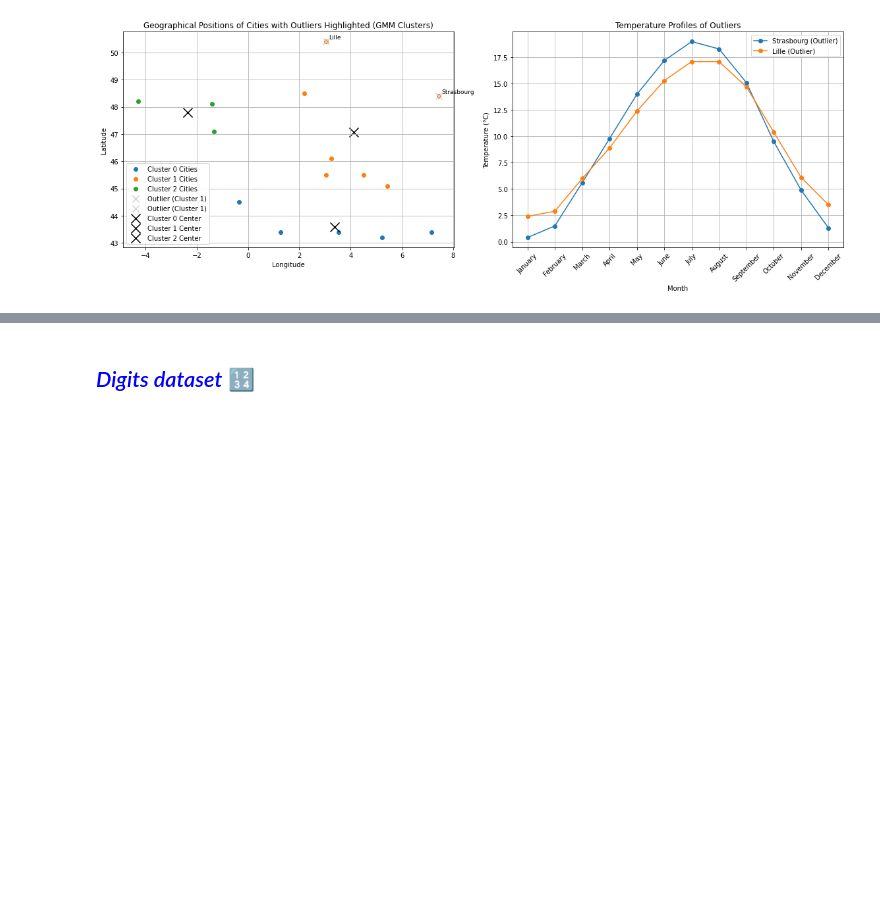
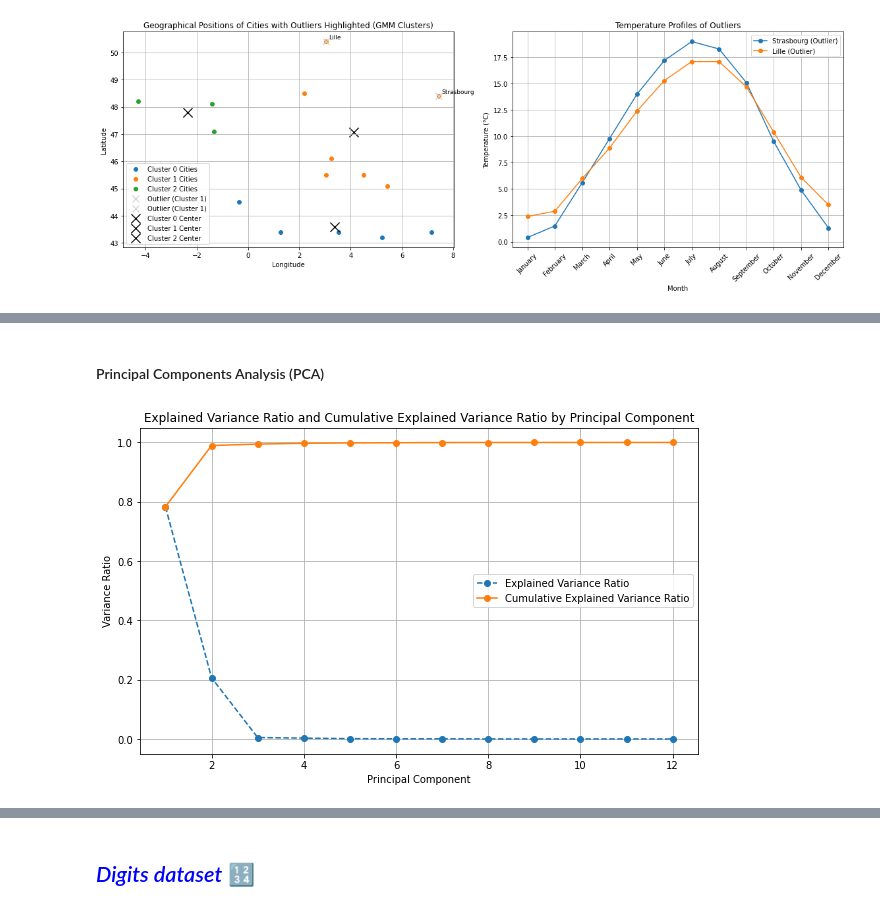
Before and after one commit to YessineMkaouar/Practical-Machine-Learning, a Jupyter notebook: temp.ipynb, the cells around one changed output, grey strips where cells are left out. Cells and saved outputs as stored; diff of their text form; code cells hidden in the pictures; blank space fills up the shorter version.

```diff
--- a/temp.ipynb
+++ b/temp.ipynb
@@ -770,0 +803,25 @@ Strasbourg and Lille are the cities with the smallest log probability, which mea
+# %% [markdown]
+#### Principal Components Analysis (PCA)
+# %%
+# Perform PCA on the temperature data
+pca = PCA(n_components=None)
+pca.fit(temperature_matrix)
+
+# Recover the explained variance ratio
+explained_variance_ratio = pca.explained_variance_ratio_
+
+# Calculate the cumulative explained variance ratio
+cumulative_explained_variance_ratio = np.cumsum(explained_variance_ratio)
+
+# Plot the explained variance ratio and cumulative explained variance ratio
+plt.figure(figsize=(10, 6))
+plt.plot(np.arange(1, len(explained_variance_ratio) + 1), explained_variance_ratio, marker='o', linestyle='--', label='Explained Variance Ratio')
+plt.plot(np.arange(1, len(cumulative_explained_variance_ratio) + 1), cumulative_explained_variance_ratio, marker='o', linestyle='-', label='Cumulative Explained Variance Ratio')
+plt.title('Explained Variance Ratio and Cumulative Explained Variance Ratio by Principal Component')
+plt.xlabel('Principal Component')
+plt.ylabel('Variance Ratio')
+plt.legend()
+plt.grid(True)
+plt.show()
+# %% [output]
+[figure, added]
```
Also changed, not shown: parts of 7 cells of this notebook.
